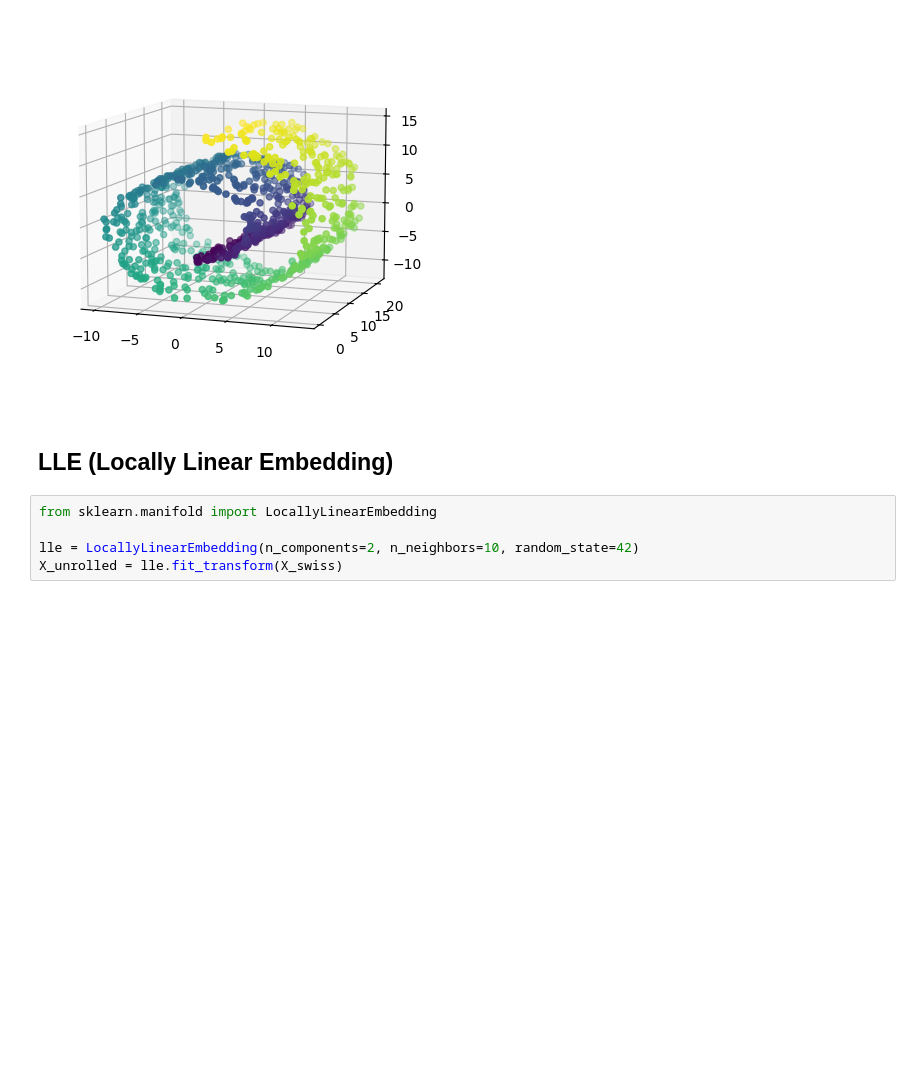
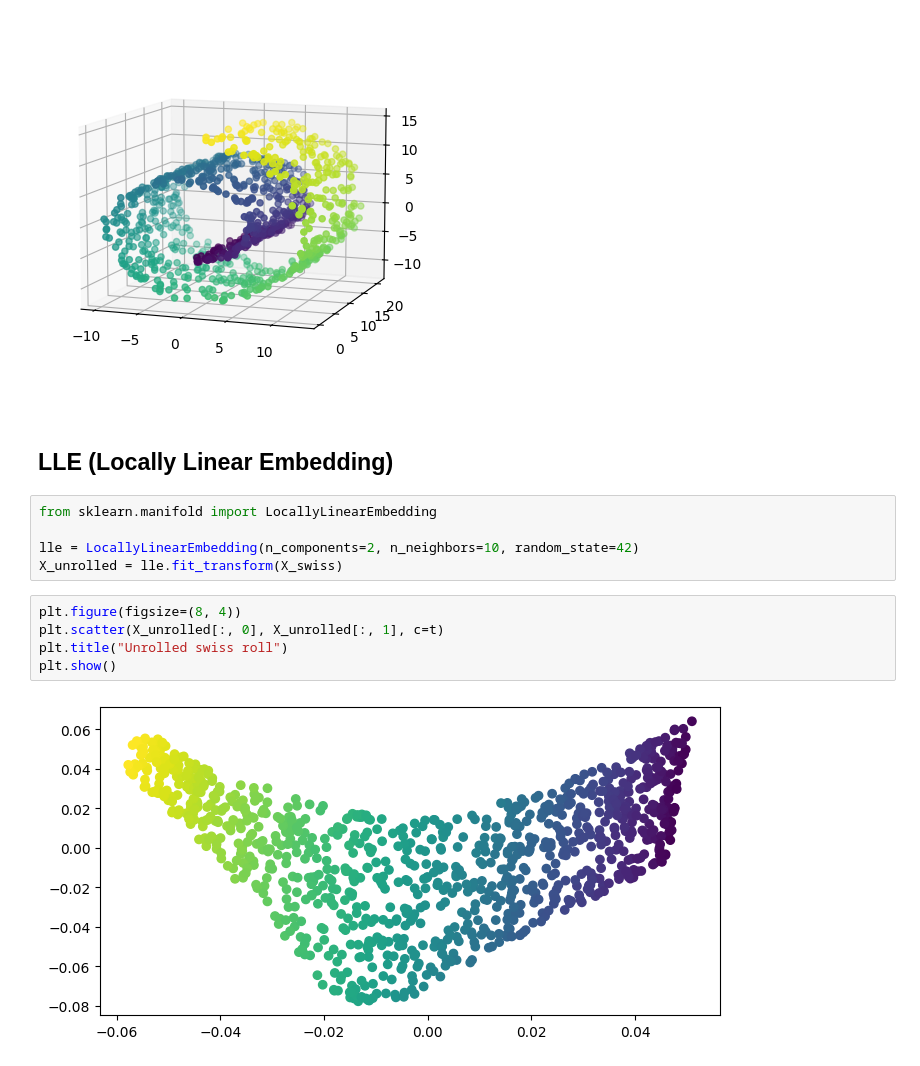
Before and after one commit to Zane-dev16/Dimensionality-Reduction-Notebooks, a Jupyter notebook: notebooks/swiss_roll.ipynb, the cells around one changed output. Saved outputs shown, nothing was run; the diff lists cells and outputs as text; blank space fills up the shorter version.

Commit message:
Plot unrolled swiss roll

```diff
--- a/notebooks/swiss_roll.ipynb
+++ b/notebooks/swiss_roll.ipynb
@@ -59,3 +59,10 @@ from sklearn.manifold import LocallyLinearEmbedding
 
 lle = LocallyLinearEmbedding(n_components=2, n_neighbors=10, random_state=42)
 X_unrolled = lle.fit_transform(X_swiss)
+# %%
+plt.figure(figsize=(8, 4))
+plt.scatter(X_unrolled[:, 0], X_unrolled[:, 1], c=t)
+plt.title("Unrolled swiss roll")
+plt.show()
+# %% [output]
+[figure, added]
```
